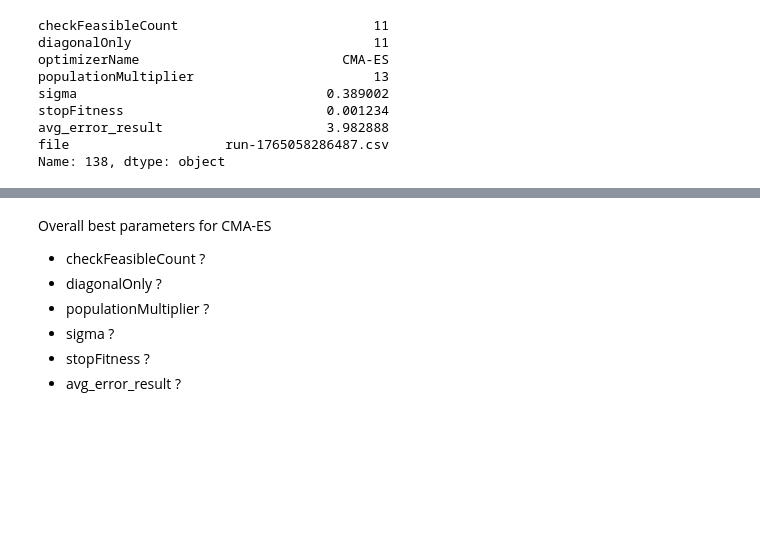
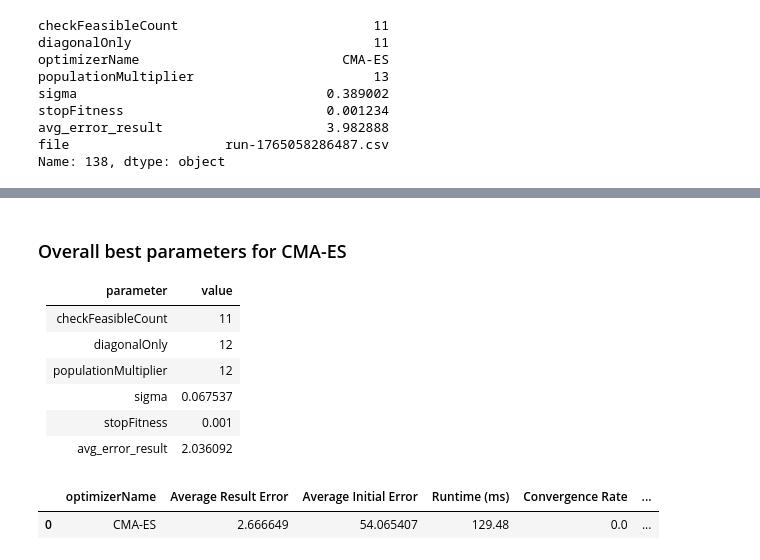
Before and after one commit to morderblood/CI_presentation, a Jupyter notebook: evaluation.ipynb, the cells around one changed output, grey strips where cells are left out. Saved outputs shown, nothing was run; the diff lists cells and outputs as text; code cells hidden in the pictures; blank space fills up the shorter version.

```diff
--- a/evaluation.ipynb
+++ b/evaluation.ipynb
@@ -412,8 +547,60 @@ Name: 138, dtype: object
 # %% [markdown]
-Overall best parameters for CMA-ES
-- checkFeasibleCount                         ?
-- diagonalOnly                               ?
-- populationMultiplier                       ?
-- sigma                                      ?
-- stopFitness                                ?
-- avg_error_result                           ?
+### Overall best parameters for CMA-ES
+|  parameter | value  |
+|---|---|
+| checkFeasibleCount  |  11 |
+| diagonalOnly  | 12  |
+|  populationMultiplier |  12 |
+| sigma  | 0.067537  |
+| stopFitness  | 0.001  |
+|  avg_error_result | 2.036092  |
+# %%
+db_folder = "C:\\Users\\safii\\CI_presentation\\datasets\\CMA-ES-Optimized\\"
+
+SIMILAR_GROUPS = {
+    "yellow": [0, 2, 6],
+    "red":    [1, 4],
+    "blue":   [3, 8, 10],
+    "earth":  [5],
+    "white":  [7],
+    "black":  [9],
+}
+
+COMMON_COLUMNS = [
+    "targetLab",
+    "resultLab",
+    "initialLab",
+    "targetWeights",
+    "resultWeights",
+    "initialWeights",
+    "numberOfEvaluations",
+    "mixingErrorName",
+    "penalties",
+    "normalizer",
+    "initialGuessType",
+    "runtimeMs",
+    "converged",
+]
+
+COMPARISON_COLUMNS = [
+    'optimizerName',
+    'Average Result Error',
+    'Average Initial Error',
+    'Runtime (ms)',
+    'Convergence Rate',
+    'NumFalseWeights',
+    'RMSEFalseWeights',
+    "Number of Evaluations"
+]
+
+
+results = analyze_optimizer(
+    dataset_folder=db_folder,
+    common_columns=COMMON_COLUMNS,
+    threshold=0.1,
+    similarity_groups=SIMILAR_GROUPS,
+)
+results[COMPARISON_COLUMNS]
+# %% [output]
+|  | optimizerName | Average Result Error | Average Initial Error | Runtime (ms) | Convergence Rate | ... |
+| 0 | CMA-ES | 2.666649 | 54.065407 | 129.48 | 0.0 | ... |
```
Also changed, not shown: parts of 12 cells of this notebook, 2 other files.
